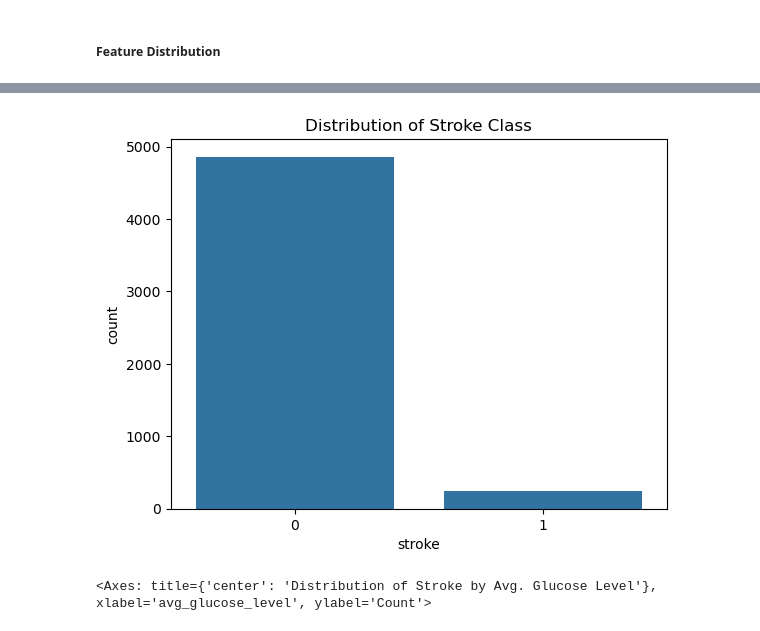
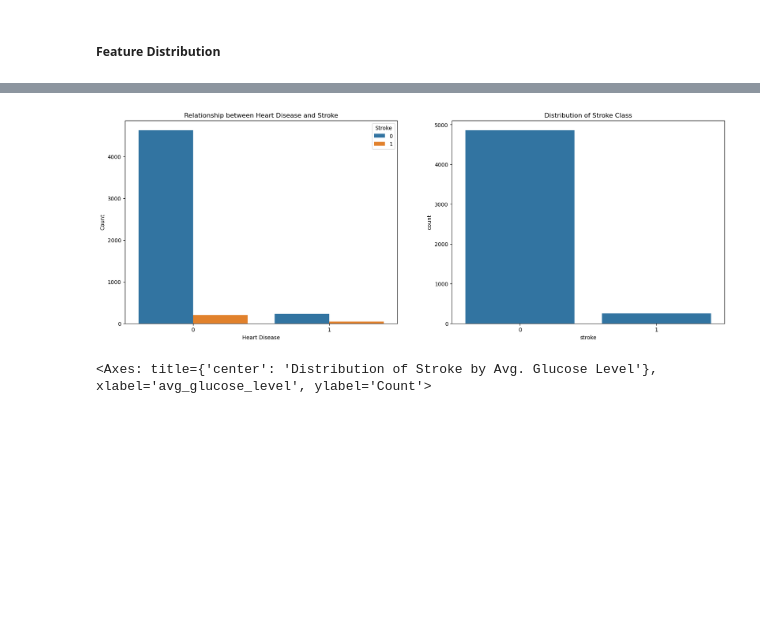
Before and after one commit to nenghakheng/Multi-Disease-Prediction, a Jupyter notebook: notebooks/EDA/stroke_eda.ipynb, the cells around one changed output, grey strips where cells are left out. Saved outputs shown, nothing was run; the diff lists cells and outputs as text; code cells hidden in the pictures; blank space fills up the shorter version.

```diff
--- a/notebooks/EDA/stroke_eda.ipynb
+++ b/notebooks/EDA/stroke_eda.ipynb
@@ -225,9 +254,20 @@ plt.show()
-# %%
-sns.barplot(x=stroke_df_cleaned['stroke'].value_counts().index, y=stroke_df_cleaned['stroke'].value_counts())
-plt.title("Distribution of Stroke Class")
-plt.show()
-# %% [output]
-[figure, removed]
+# %%
+plt.figure(figsize=(20, 15))
+
+plt.subplot(2, 2, 1)
+sns.countplot(data=stroke_df_cleaned, x="heart_disease", hue="stroke")
+plt.title("Relationship between Heart Disease and Stroke")
+plt.xlabel("Heart Disease")
+plt.ylabel("Count")
+plt.legend(title="Stroke")
+
+plt.subplot(2, 2, 2)
+sns.countplot(data=stroke_df_cleaned, x="stroke")
+plt.title("Distribution of Stroke Class")
+
+plt.show()
+# %% [output]
+[figure, added]
 # %%
 plt.figure(figsize=(15, 20))
 
```
Also changed, not shown: parts of 9 cells of this notebook.
